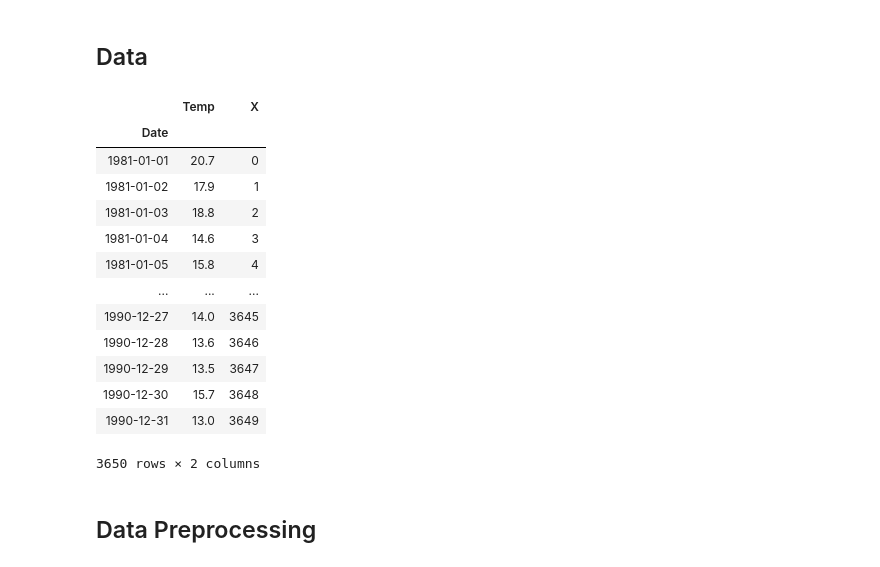
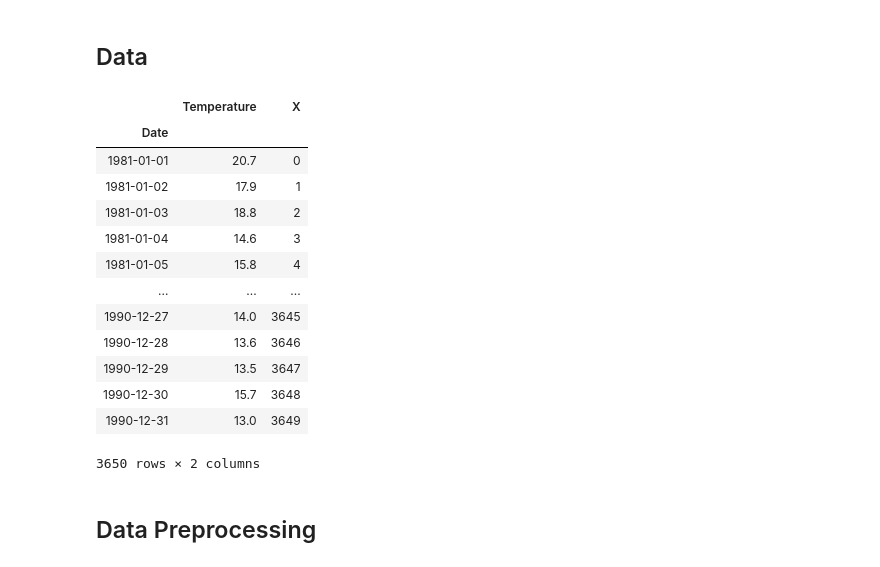
Before and after one commit to hsienchinchou/TFM_cnps_ts_prediction, a Jupyter notebook: doc/demo/Conditional Neural Processes for Time Series Prediction (Part 3).ipynb, the cells around one changed output. Drawn from its saved outputs; the diff is of its cells as text; code cells hidden in the pictures.

```diff
--- a/doc/demo/Conditional Neural Processes for Time Series Prediction (Part 3).ipynb
+++ b/doc/demo/Conditional Neural Processes for Time Series Prediction (Part 3).ipynb
@@ -43,13 +43,13 @@ from neuralprocesses.utils.plotting import Color
 # %% [markdown]
 ## Data
 # %%
-data = pd.read_csv('daily-min-temperatures.csv', sep=",")
+data = pd.read_csv('daily-minimum-temperatures-in-me.csv', sep = ",", dtype = {'Temperature': np.float64})
 data['Date'] = pd.to_datetime(data['Date'])
 data = data.set_index(['Date'])
 data['X'] = np.arange(len(data))
 data
 # %% [output]
-|  | Temp | X |
+|  | Temperature | X |
 | Date |  |  |
 | 1981-01-01 | 20.7 | 0 |
 | 1981-01-02 | 17.9 | 1 |
```
Also changed, not shown: parts of 6 cells of this notebook, 2 other files.
